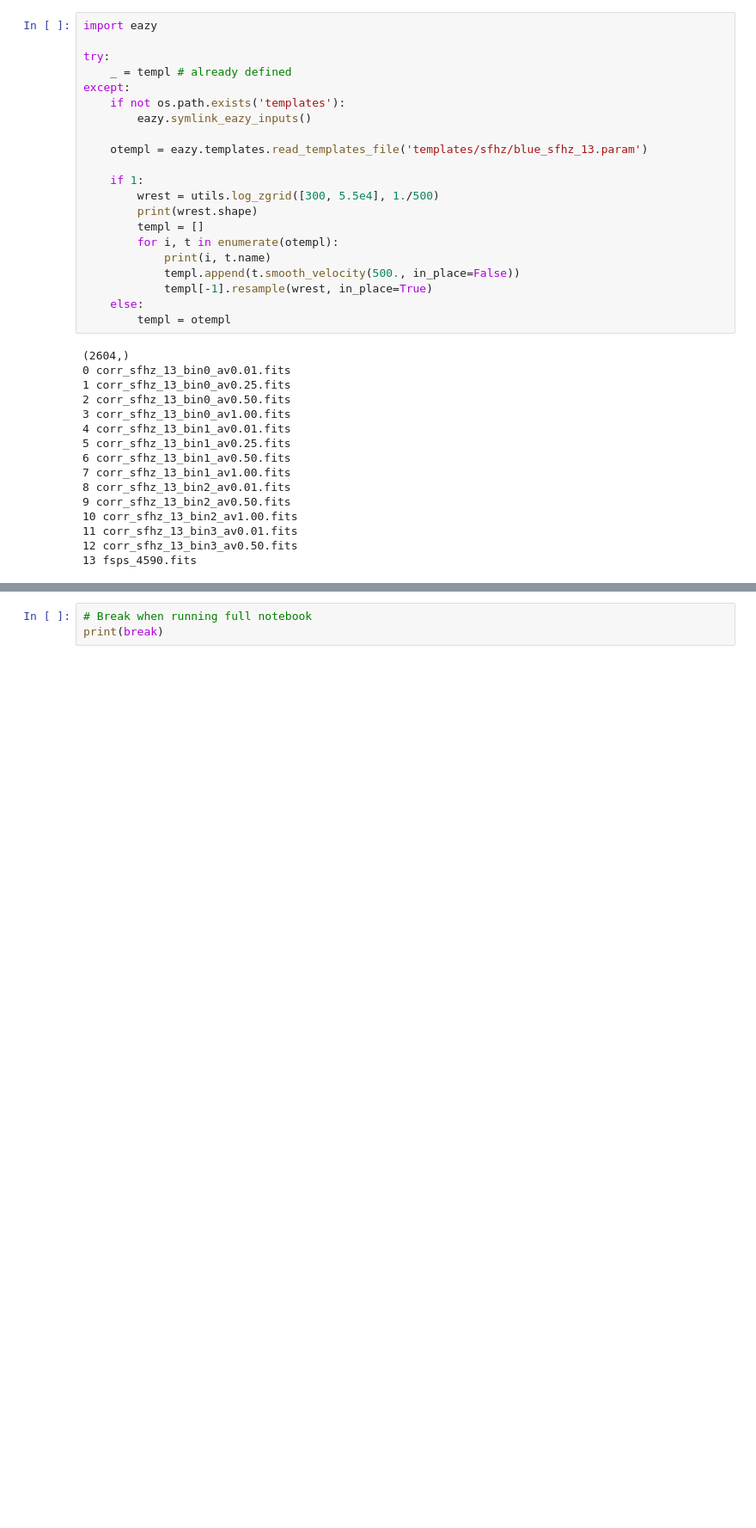
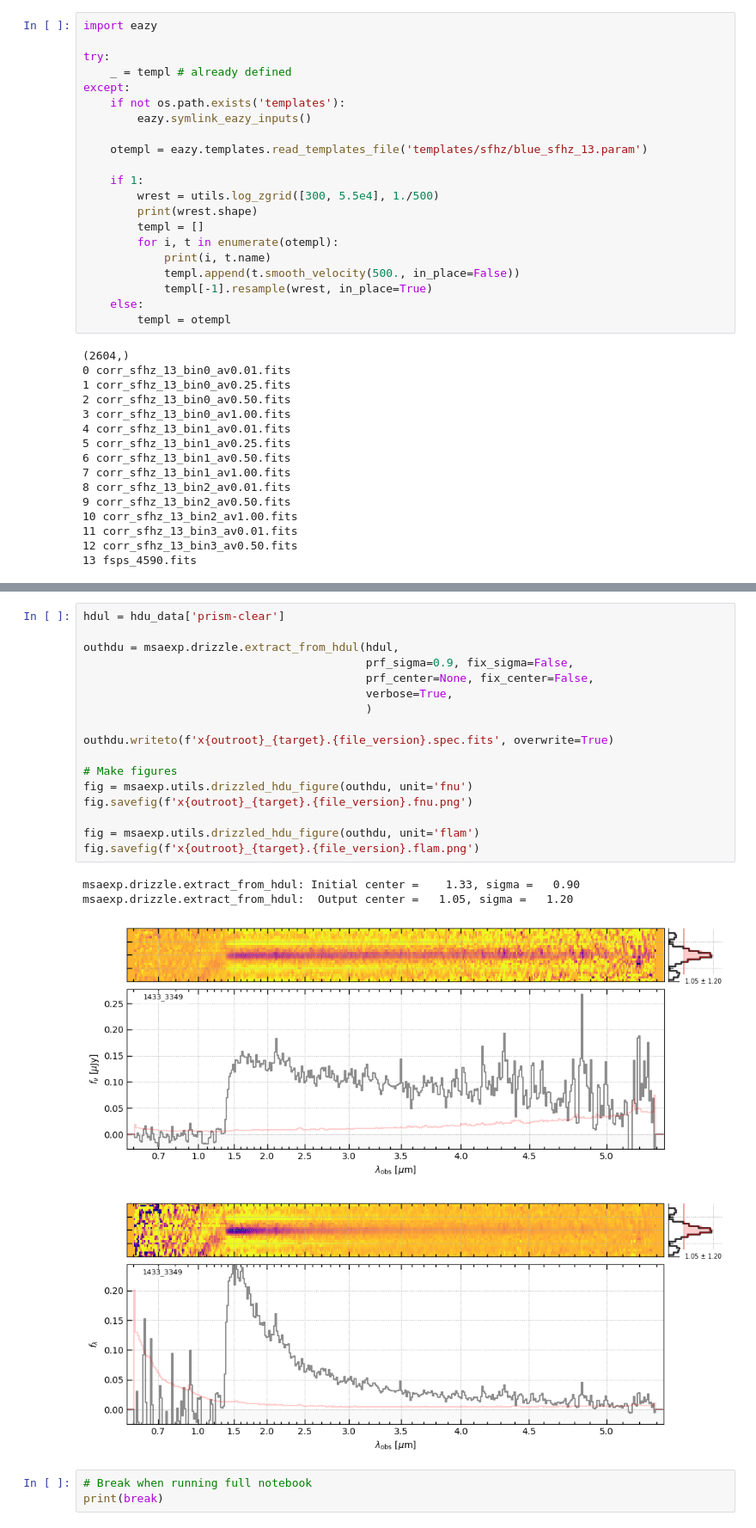
Before and after one commit to gbrammer/msaexp, a Jupyter notebook: docs/examples/drizzled-nirspec.ipynb, the cells around one changed output, grey strips where cells are left out. Shown at 86% size. Cells and saved outputs as stored; diff of their text form; blank space fills up the shorter version.

```diff
--- a/docs/examples/drizzled-nirspec.ipynb
+++ b/docs/examples/drizzled-nirspec.ipynb
@@ -445,3 +563,25 @@ fig.savefig(f'{outroot}_{target}.{file_version}.flam.png')
+# %%
+hdul = hdu_data['prism-clear']
+
+outhdu = msaexp.drizzle.extract_from_hdul(hdul,
+                                          prf_sigma=0.9, fix_sigma=False,
+                                          prf_center=None, fix_center=False,
+                                          verbose=True,
+                                          )
+
+outhdu.writeto(f'x{outroot}_{target}.{file_version}.spec.fits', overwrite=True)
+
+# Make figures
+fig = msaexp.utils.drizzled_hdu_figure(outhdu, unit='fnu')
+fig.savefig(f'x{outroot}_{target}.{file_version}.fnu.png')
+
+fig = msaexp.utils.drizzled_hdu_figure(outhdu, unit='flam')
+fig.savefig(f'x{outroot}_{target}.{file_version}.flam.png')
+# %% [output]
+msaexp.drizzle.extract_from_hdul: Initial center =    1.33, sigma =   0.90
+msaexp.drizzle.extract_from_hdul:  Output center =   1.05, sigma =   1.20
+[figure, added]
+[figure, added]
 # %%
 # Break when running full notebook
 print(break)
```
Also changed, not shown: parts of 21 cells of this notebook.
